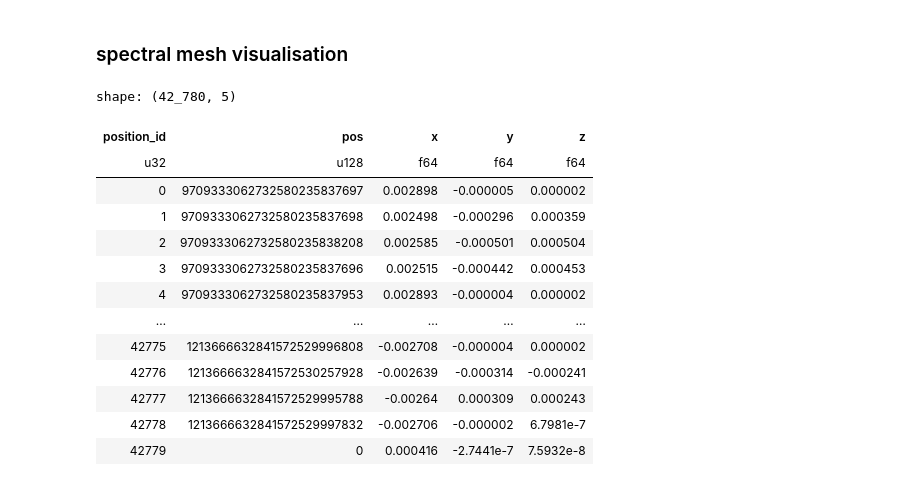
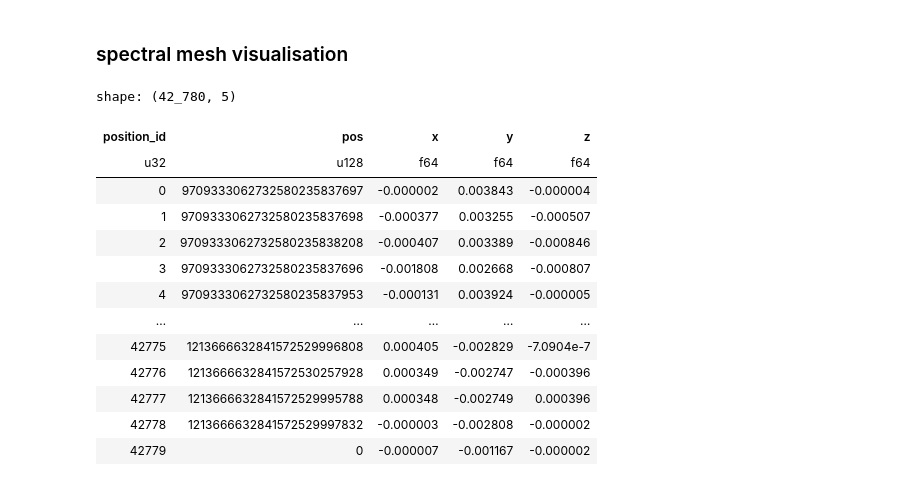
Before and after one commit to movpasd/pawncounter, a Jupyter notebook: Main.ipynb, the cells around one changed output. Cells and saved outputs as stored; diff of their text form; code cells hidden in the pictures.

```diff
--- a/Main.ipynb
+++ b/Main.ipynb
@@ -178,6 +184,7 @@ position_chart(init_position())
 # %%
 def _on_board(f: int, r: int) -> bool:
     return 0 <= f < BOARD_WIDTH and 0 <= r < BOARD_DEPTH
+
 
 def accessible_positions(pos: Position) -> list[tuple[str, int, Position]]:
     white, black = int(pos[0]), int(pos[1])
@@ -203,14 +210,18 @@ def accessible_positions(pos: Position) -> list[tuple[str, int, Position]]:
                     if not ((own | enemy) >> dst) & 1:
                         emit("A", src, own_removed | (1 << dst), enemy, white_to_move)
                 else:
-                    emit("A", src, own_removed, enemy, white_to_move)  # off end rank == R
+                    emit(
+                        "A", src, own_removed, enemy, white_to_move
+                    )  # off end rank == R
 
                 for kind, df in (("CQ", -1), ("CK", 1)):  # diagonal captures
                     cf, cr = f + df, r + dr
                     if not 0 <= cf < BOARD_WIDTH:
                         continue  # off the side: not a legal capture
                     if not 0 <= cr < BOARD_DEPTH:
-                        emit(kind, src, own_removed, enemy, white_to_move)  # off end rank == R
+                        emit(
+                            kind, src, own_removed, enemy, white_to_move
+                        )  # off end rank == R
                         continue
                     dst = cf * 8 + cr
                     if (own >> dst) & 1:
@@ -398,72 +415,99 @@ multiple_positions_chart(
 ### spectral mesh visualisation
 # %%
 def positions_adjacency(
-    transitions: pl.DataFrame, positions: pl.DataFrame
+    transitions: pl.DataFrame,
+    positions: pl.DataFrame,
+    *,
+    weight: pl.Expr = pl.lit(1.0),
 ) -> sp.csr_matrix:
-    """Symmetric 0/1 adjacency of the position graph, indexed by `positions` row order.
+    """Symmetric weighted adjacency of the position graph, indexed by `positions` row order.
 
-    Transitions are directed; we symmetrise (undirected) and drop self-loops so the
-    result is a simple undirected graph suitable for a spectral embedding.
+    `weight` is a Polars expression evaluated against `transitions`, giving a weight per
+    transition. Parallel transitions between the same pair are collapsed by taking the max
+    weight; transitions are directed, so we symmetrise (undirected) by taking the max weight
+    over the two directions, and drop self-loops. The default `weight=pl.lit(1.0)` reproduces
+    the plain 0/1 adjacency.
     """
     nodes = positions
     edges = (
-        transitions.select("start_pos", "end_pos")
+        transitions.select("start_pos", "end_pos", w=weight)
         .join(nodes.rename({"pos": "start_pos", "position_id": "i"}), on="start_pos")
         .join(nodes.rename({"pos": "end_pos", "position_id": "j"}), on="end_pos")
+        .group_by("i", "j")
+        .agg(pl.col("w").max())
     )
     i = edges["i"].to_numpy()
     j = edges["j"].to_numpy()
+    w = edges["w"].to_numpy().astype(float)
     n = positions.height
-    A = sp.coo_matrix((np.ones(len(i)), (i, j)), shape=(n, n)).tocsr()
-    A = A.maximum(A.T)  # undirected
+    A = sp.coo_matrix((w, (i, j)), shape=(n, n)).tocsr()
+    A = A.maximum(A.T)  # undirected: max weight over the two directions
     A.setdiag(0)  # no self-loops
     A.eliminate_zeros()
-    A.data[:] = 1.0  # unweighted
     return A  # type: ignore
 
 
 def spectral_embedding_3d(
-    transitions: pl.DataFrame, positions: pl.DataFrame, *, eigen_solver: str = "amg"
+    transitions: pl.DataFrame,
+    positions: pl.DataFrame,
+    *,
+    n_dims: int = 3,
+    weight: pl.Expr = pl.lit(1.0),
+    eigen_solver: str = "amg",
 ) -> pl.DataFrame:
-    """3D spectral embedding of the position graph: `positions` plus (x, y, z) columns.
+    """Spectral embedding of the position graph: `positions` plus (x, y, z) columns.
+
+    `n_dims` (1..3) is how many embedding coordinates to actually compute; the unused axes
+    among (x, y, z) are filled with 0 so the output schema never changes. `weight` is a
+    Polars expression over `transitions` giving each edge's weight (default `1.0`, unweighted).
 
     Rows line up with `positions`. Coordinates are the smallest non-trivial eigenvectors
     of the normalised graph Laplacian. `eigen_solver="amg"` (pyamg-preconditioned LOBPCG)
     scales to millions of nodes; "arpack" (shift-invert) does NOT here -- fill-in on this
     expander-like graph makes it blow past minutes even at 3x4. "lobpcg" is fine small.
     """
-    A = positions_adjacency(transitions, positions)
+    if not 1 <= n_dims <= 3:
+        raise ValueError(f"n_dims must be between 1 and 3, got {n_dims}")
+    A = positions_adjacency(transitions, positions, weight=weight)
     emb = spectral_embedding(
         A,
-        n_components=3,
+        n_components=n_dims,
         eigen_solver=eigen_solver,  # type: ignore
         drop_first=True,
         random_state=0,
     )
+    n = positions.height
+    coords = [emb[:, k] if k < n_dims else np.zeros(n) for k in range(3)]
     return positions.with_columns(
-        x=pl.Series(emb[:, 0]), y=pl.Series(emb[:, 1]), z=pl.Series(emb[:, 2])
+        x=pl.Series(coords[0]), y=pl.Series(coords[1]), z=pl.Series(coords[2])
     )
 
 
-@cached_frame("spectral_embeddings")
-def _spectral_embeddings() -> pl.DataFrame:
-    return spectral_embedding_3d(transitions, positions)
-
-
-spectral_embeddings = _spectral_embeddings()
+spectral_embeddings = spectral_embedding_3d(
+    transitions,
+    positions,
+    weight=pl.col("transition_type").replace_strict(
+        {
+            "A": 1 / 1.0,
+            "CK": 1 / 1.0,
+            "CQ": 1 / 1.0,
+            "R": 1 / 40.0,
+        }
+    ),
+)
 spectral_embeddings
 # %% [output]
 shape: (42_780, 5)
 | position_id | pos | x | y | z |
 | u32 | u128 | f64 | f64 | f64 |
-| 0 | 9709333062732580235837697 | 0.002898 | -0.000005 | 0.000002 |
-| 1 | 9709333062732580235837698 | 0.002498 | -0.000296 | 0.000359 |
-| 2 | 9709333062732580235838208 | 0.002585 | -0.000501 | 0.000504 |
-| 3 | 9709333062732580235837696 | 0.002515 | -0.000442 | 0.000453 |
-| 4 | 9709333062732580235837953 | 0.002893 | -0.000004 | 0.000002 |
+| 0 | 9709333062732580235837697 | -0.000002 | 0.003843 | -0.000004 |
+| 1 | 9709333062732580235837698 | -0.000377 | 0.003255 | -0.000507 |
+| 2 | 9709333062732580235838208 | -0.000407 | 0.003389 | -0.000846 |
+| 3 | 9709333062732580235837696 | -0.001808 | 0.002668 | -0.000807 |
+| 4 | 9709333062732580235837953 | -0.000131 | 0.003924 | -0.000005 |
 | … | … | … | … | … |
-| 42775 | 1213666632841572529996808 | -0.002708 | -0.000004 | 0.000002 |
-| 42776 | 1213666632841572530257928 | -0.002639 | -0.000314 | -0.000241 |
-| 42777 | 1213666632841572529995788 | -0.00264 | 0.000309 | 0.000243 |
-| 42778 | 1213666632841572529997832 | -0.002706 | -0.000002 | 6.7981e-7 |
-| 42779 | 0 | 0.000416 | -2.7441e-7 | 7.5932e-8 |
+| 42775 | 1213666632841572529996808 | 0.000405 | -0.002829 | -7.0904e-7 |
+| 42776 | 1213666632841572530257928 | 0.000349 | -0.002747 | -0.000396 |
+| 42777 | 1213666632841572529995788 | 0.000348 | -0.002749 | 0.000396 |
+| 42778 | 1213666632841572529997832 | -0.000003 | -0.002808 | -0.000002 |
+| 42779 | 0 | -0.000007 | -0.001167 | -0.000002 |
```
Also changed, not shown: parts of 6 cells of this notebook, 2 other files.
